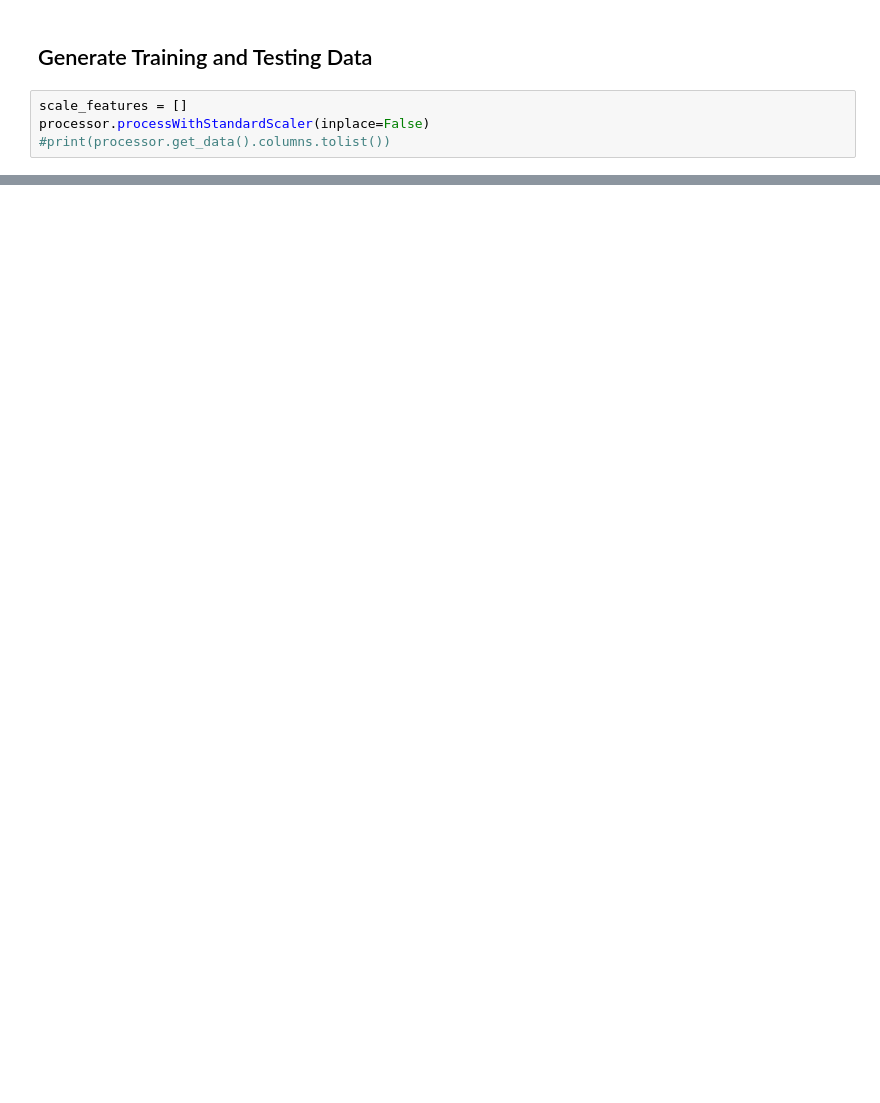
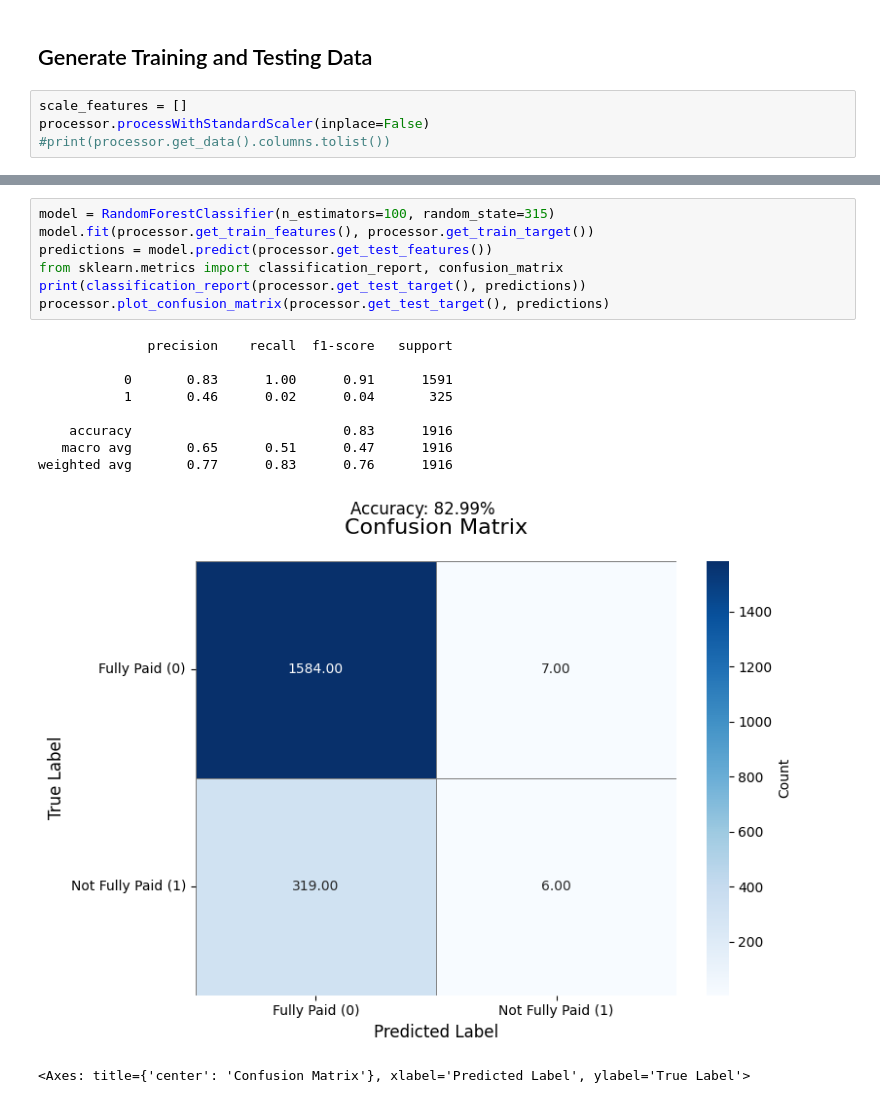
Before and after one commit to kebo0267/RNNs, a Jupyter notebook: Unit_4_End_Project/UNIT_4_end.ipynb, the cells around one changed output, grey strips where cells are left out. Cells and saved outputs as stored; diff of their text form; blank space fills up the shorter version.

```diff
--- a/Unit_4_End_Project/UNIT_4_end.ipynb
+++ b/Unit_4_End_Project/UNIT_4_end.ipynb
@@ -138,0 +181,18 @@ print(processor.get_test_features().info())
+# %%
+model = RandomForestClassifier(n_estimators=100, random_state=315)
+model.fit(processor.get_train_features(), processor.get_train_target())
+predictions = model.predict(processor.get_test_features())
+from sklearn.metrics import classification_report, confusion_matrix
+print(classification_report(processor.get_test_target(), predictions))
+processor.plot_confusion_matrix(processor.get_test_target(), predictions)
+# %% [output]
+              precision    recall  f1-score   support
+
+           0       0.83      1.00      0.91      1591
+           1       0.46      0.02      0.04       325
+
+    accuracy                           0.83      1916
+   macro avg       0.65      0.51      0.47      1916
+weighted avg       0.77      0.83      0.76      1916
+[figure, added]
+<Axes: title={'center': 'Confusion Matrix'}, xlabel='Predicted Label', ylabel='True Label'>
```
Also changed, not shown: parts of 10 cells of this notebook, 2 other files.
